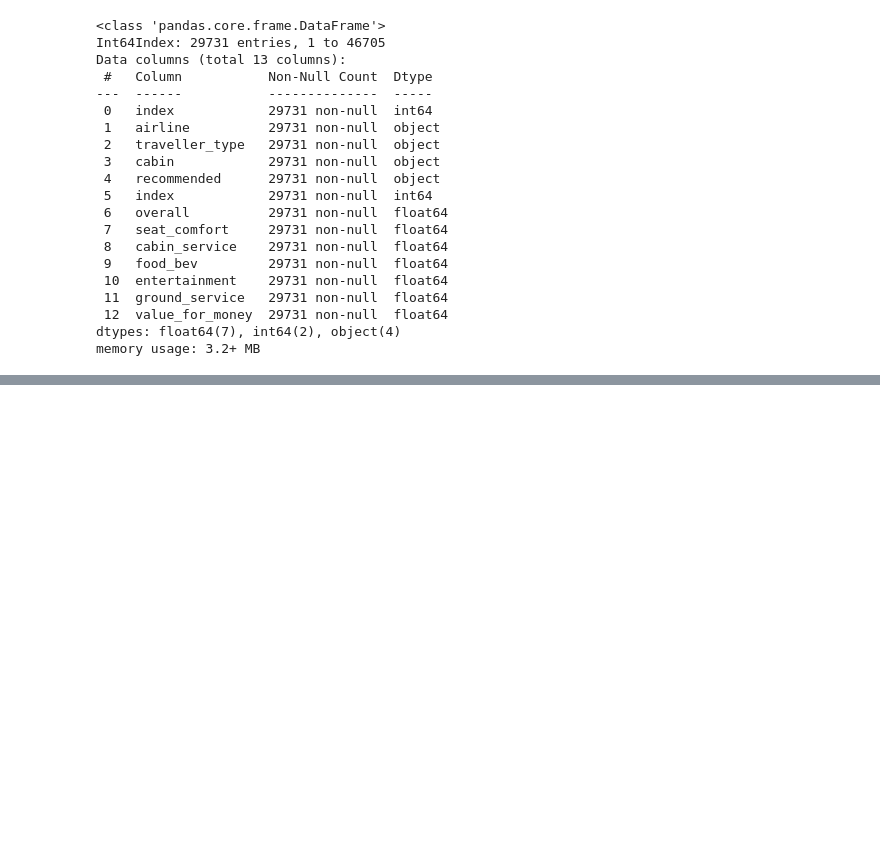
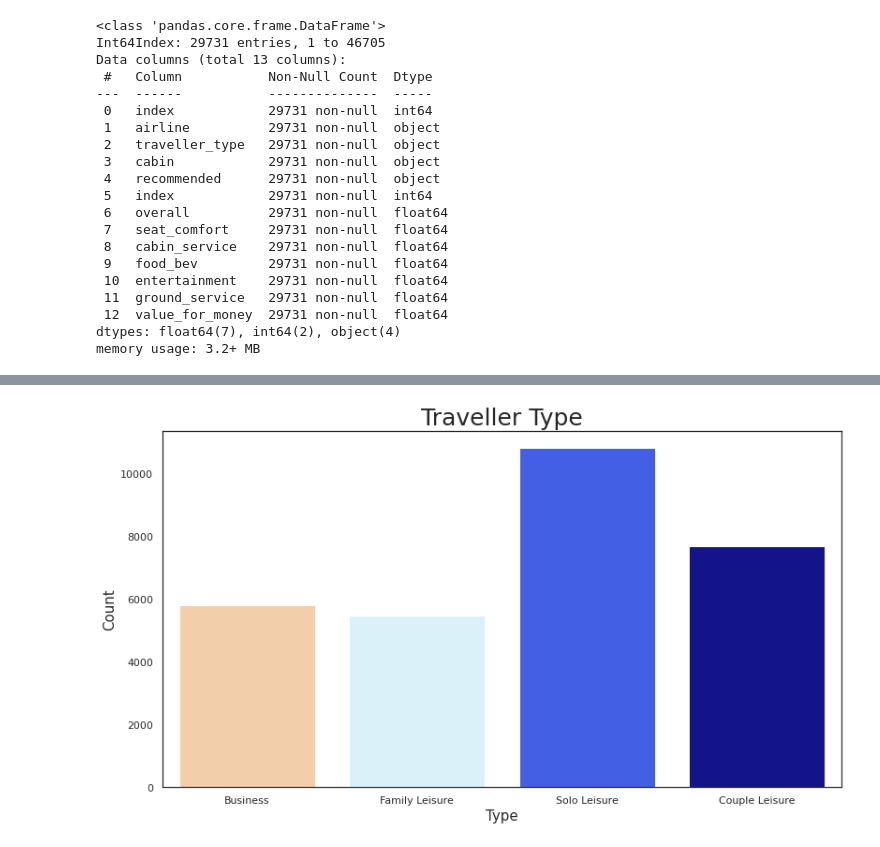
Before and after one commit to Mahima2208/Airline_Passenger_Referal_Prediction_Classification, a Jupyter notebook: AIRLINE_PASSENGER_REFERAL_PREDICTION_CLASSIFICATION.ipynb, the cells around one changed output, grey strips where cells are left out. Drawn from its saved outputs; the diff is of its cells as text; code cells hidden in the pictures; blank space fills up the shorter version.

```diff
--- a/AIRLINE_PASSENGER_REFERAL_PREDICTION_CLASSIFICATION.ipynb
+++ b/AIRLINE_PASSENGER_REFERAL_PREDICTION_CLASSIFICATION.ipynb
@@ -235,0 +260,13 @@ memory usage: 3.2+ MB
+# %%
+# Traveller type with most ratings.
+plt.figure(figsize = (13,7))
+sns.set_theme(style="white")
+sns.countplot(airline_df['traveller_type'],palette="flag")
+plt.title('Traveller Type',fontsize = 25)
+plt.xlabel('Type',fontsize = 15)
+plt.ylabel('Count',fontsize = 15)
+plt.show()
+
+# Its clear from the countplot that 'Solo Leisure' has highest ratings among all whereas 'Family Leisure' has the least ratings.
+# %% [output]
+[figure, added]
```
Also changed, not shown: parts of 14 cells of this notebook.
